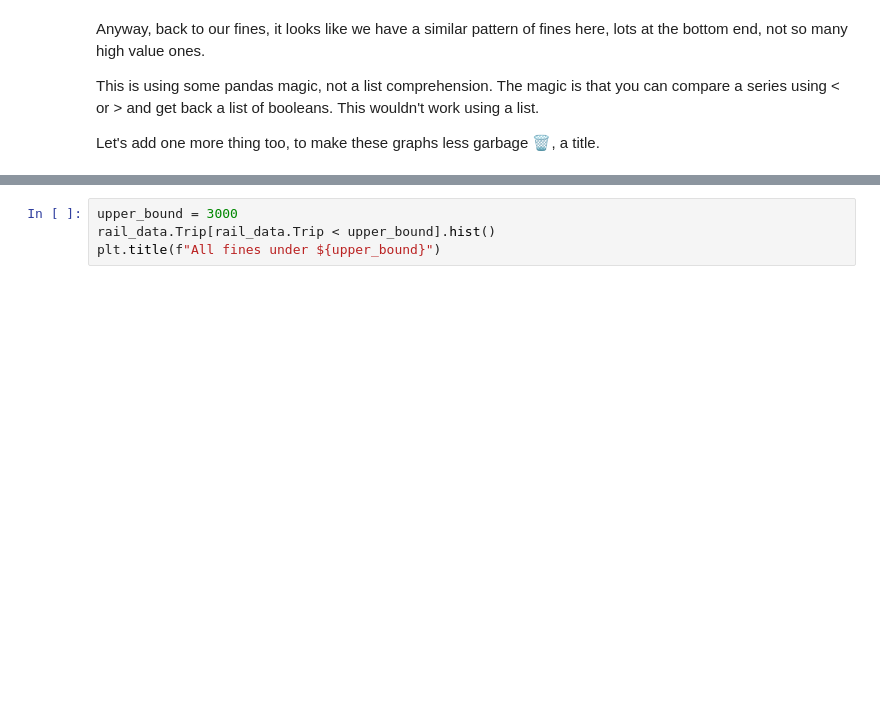
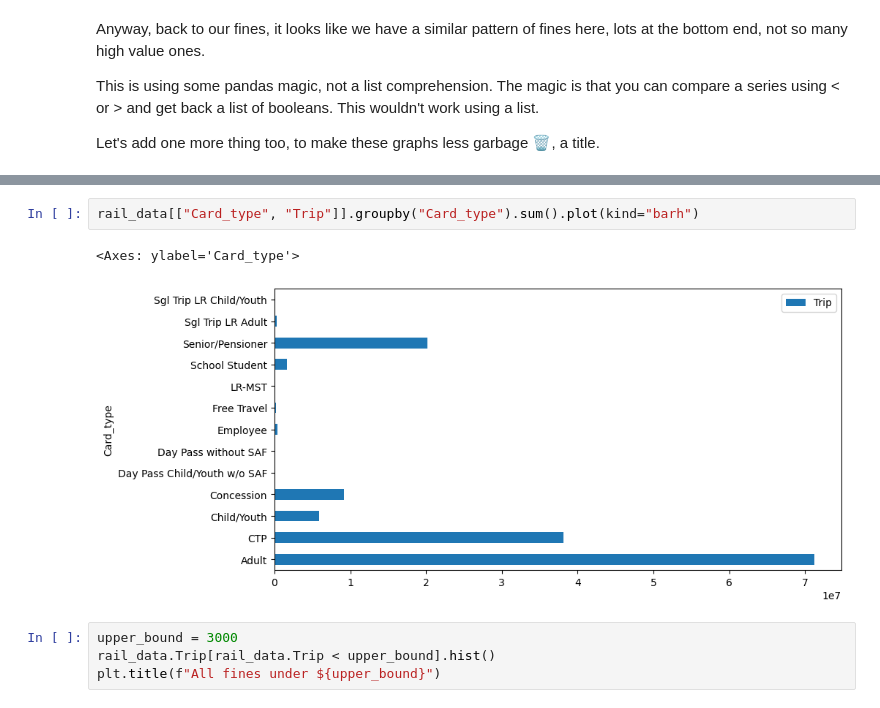
Before and after one commit to MajaTsuchida/Rail_data, a Jupyter notebook: basic_pandas.ipynb, the cells around one changed output, grey strips where cells are left out. Drawn from its saved outputs; the diff is of its cells as text; blank space fills up the shorter version.

```diff
--- a/basic_pandas.ipynb
+++ b/basic_pandas.ipynb
@@ -303,3 +346,8 @@ Let's add one more thing too, to make these graphs less garbage 🗑, a title.
+# %%
+rail_data[["Card_type", "Trip"]].groupby("Card_type").sum().plot(kind="barh")
+# %% [output]
+<Axes: ylabel='Card_type'>
+[figure, added]
 # %%
 upper_bound = 3000
 rail_data.Trip[rail_data.Trip < upper_bound].hist()
```
Also changed, not shown: parts of 7 cells of this notebook, 8 other files.
